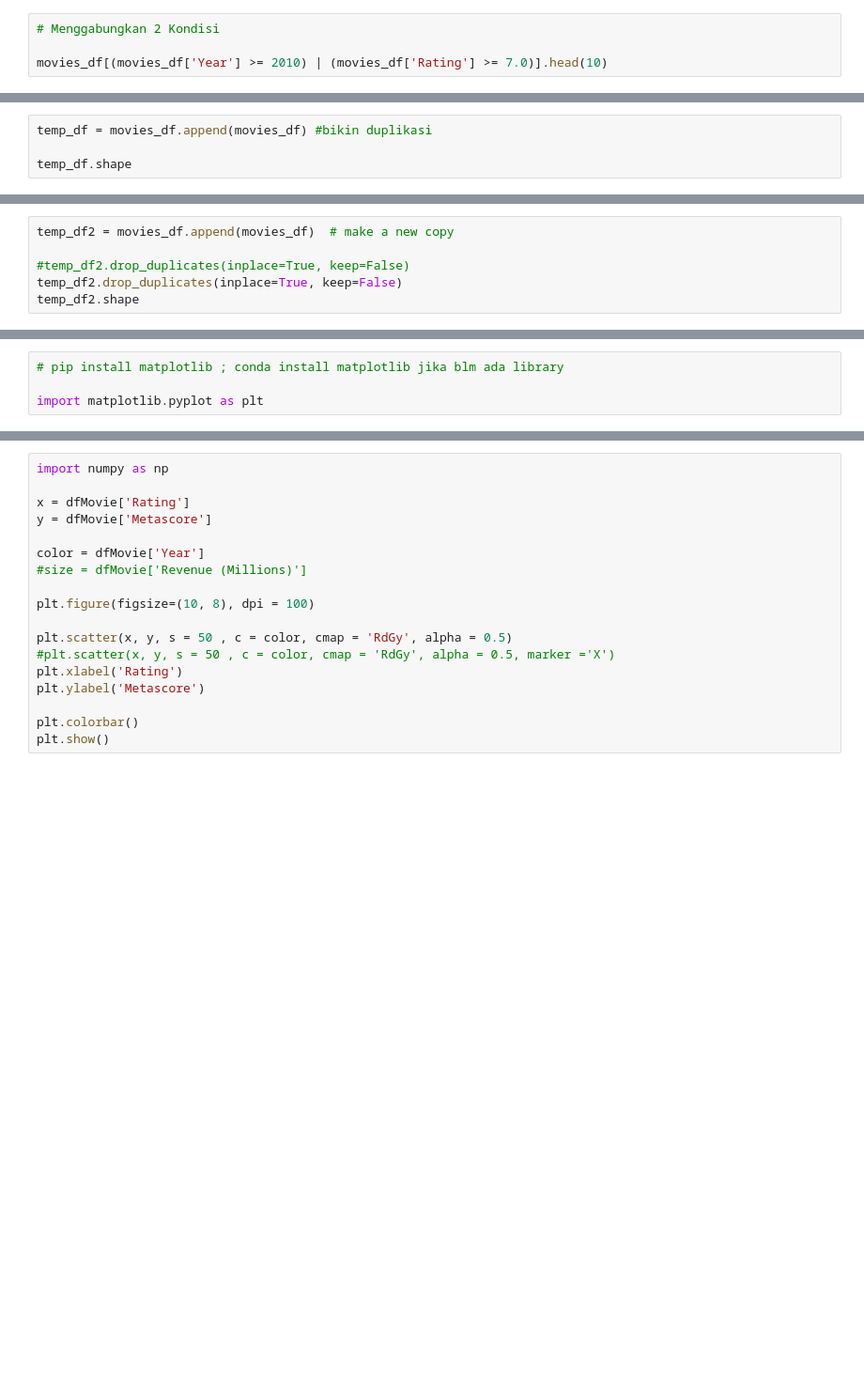
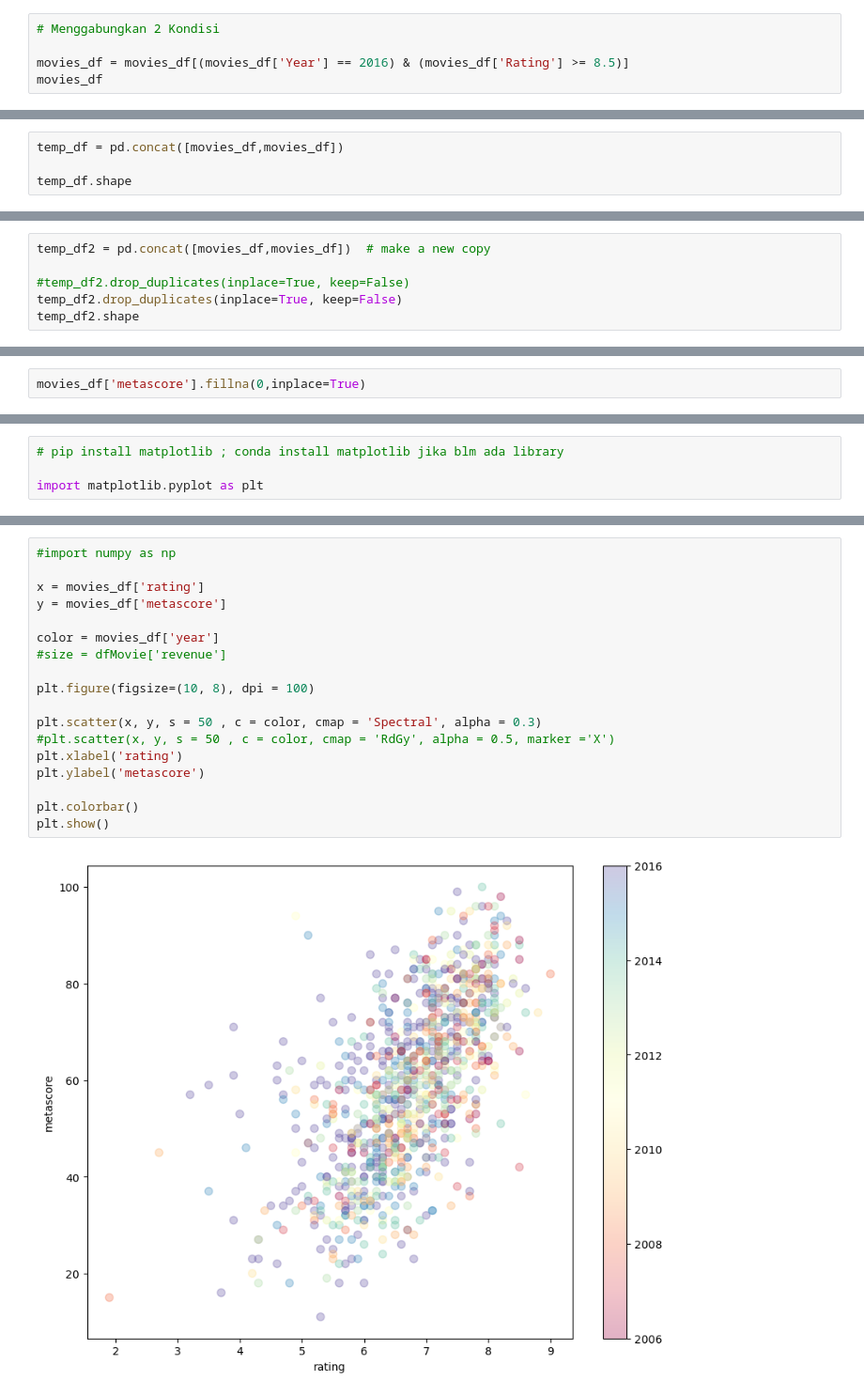
Before and after one commit to ferdinand-winstein/py-dts, a Jupyter notebook: Extra Courses/Pandas/Python Extra Courses - Pandas.ipynb, the cells around one changed output, grey strips where cells are left out. Shown: that part at 94% size. Saved outputs shown, nothing was run; the diff lists cells and outputs as text; blank space fills up the shorter version.

```diff
--- a/Extra Courses/Pandas/Python Extra Courses - Pandas.ipynb
+++ b/Extra Courses/Pandas/Python Extra Courses - Pandas.ipynb
@@ -367,7 +242,8 @@ movies_df[movYear & movRating]
 # %%
 # Menggabungkan 2 Kondisi
 
-movies_df[(movies_df['Year'] >= 2010) | (movies_df['Rating'] >= 7.0)].head(10)
+movies_df = movies_df[(movies_df['Year'] == 2016) & (movies_df['Rating'] >= 8.5)]
+movies_df
 # %% [markdown]
 ### Kondisi String
 # %%
@@ -671,7 +336,7 @@ The actual process of data cleansing may involve removing typographical errors o
 ### Sampel
 Dataset kita buat duplikat dulu
 # %%
-temp_df = movies_df.append(movies_df) #bikin duplikasi
+temp_df = pd.concat([movies_df,movies_df])
 
 temp_df.shape
 # %% [markdown]
@@ -690,7 +355,7 @@ Argument penting lain dalam drop_duplicates() adalah <code>keep</code> , yang bi
     last: Drop duplikat kecuali temuan pterakhir
     False: Drop semua isi, sehingga kosong
 # %%
-temp_df2 = movies_df.append(movies_df)  # make a new copy
+temp_df2 = pd.concat([movies_df,movies_df])  # make a new copy
 
 #temp_df2.drop_duplicates(inplace=True, keep=False)
 temp_df2.drop_duplicates(inplace=True, keep=False)
@@ -775,0 +454,2 @@ movies_df.isnull().sum()
+# %%
+movies_df['metascore'].fillna(0,inplace=True)
@@ -845,20 +534,22 @@ movScore.plot(kind = 'scatter', x = 'Rating', y ='Metascore')
 plt.show()
 # %%
-import numpy as np
+#import numpy as np
 
-x = dfMovie['Rating']
-y = dfMovie['Metascore']
+x = movies_df['rating']
+y = movies_df['metascore']
 
-color = dfMovie['Year']
-#size = dfMovie['Revenue (Millions)']
+color = movies_df['year']
+#size = dfMovie['revenue']
 
 plt.figure(figsize=(10, 8), dpi = 100)
 
-plt.scatter(x, y, s = 50 , c = color, cmap = 'RdGy', alpha = 0.5)
+plt.scatter(x, y, s = 50 , c = color, cmap = 'Spectral', alpha = 0.3)
 #plt.scatter(x, y, s = 50 , c = color, cmap = 'RdGy', alpha = 0.5, marker ='X')
-plt.xlabel('Rating')
-plt.ylabel('Metascore')
+plt.xlabel('rating')
+plt.ylabel('metascore')
 
 plt.colorbar()
 plt.show()
+# %% [output]
+[figure, added]
 # %%
```
Also changed, not shown: parts of 53 cells of this notebook, 4 other files.
